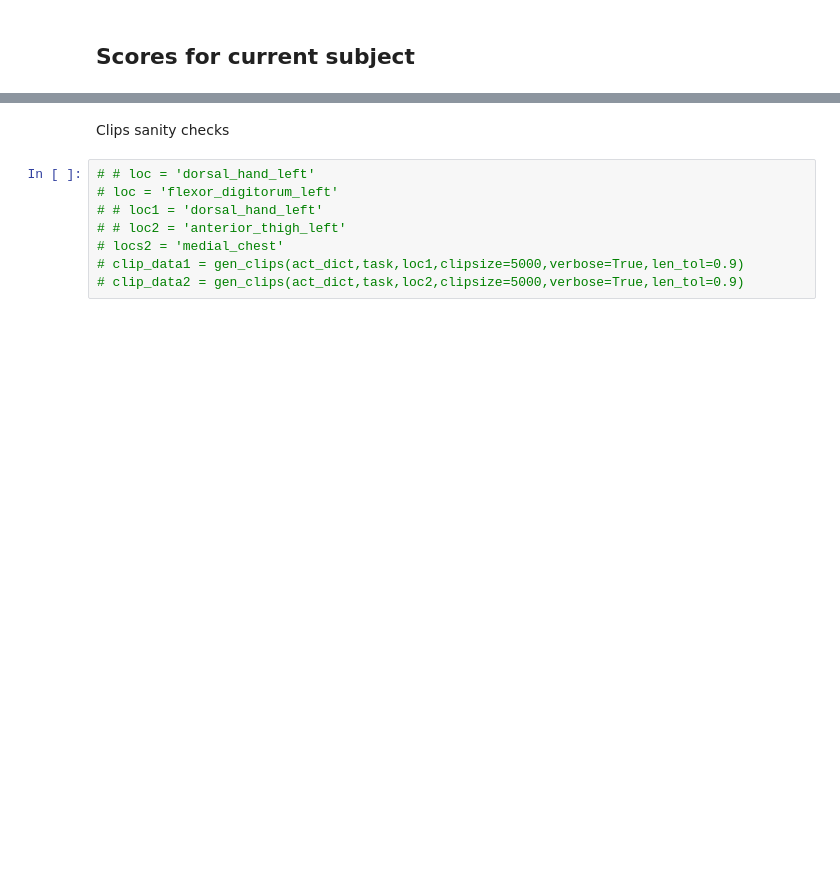
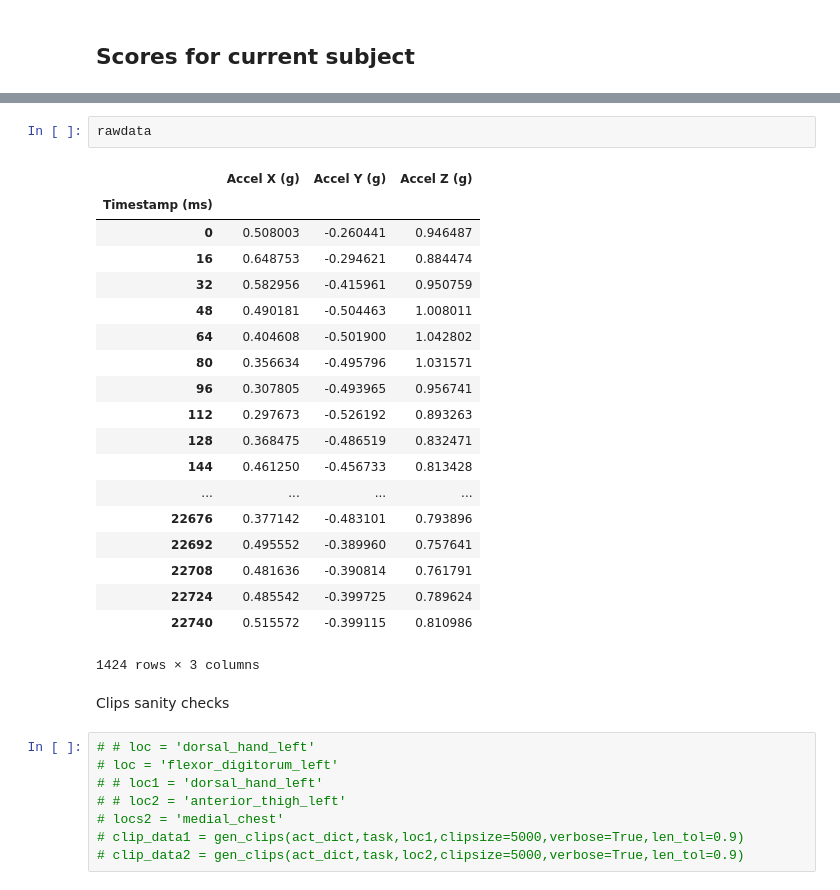
Before and after one commit to nshawen/CIS_PD, a Jupyter notebook: TaskVisualizer.ipynb, the cells around one changed output, grey strips where cells are left out. Cells and saved outputs as stored; diff of their text form; blank space fills up the shorter version.

```diff
--- a/TaskVisualizer.ipynb
+++ b/TaskVisualizer.ipynb
@@ -235,3 +258,25 @@ http://pandas.pydata.org/pandas-docs/stable/indexing.html#deprecate-loc-reindex-
+# %%
+rawdata
+# %% [output]
+|  | Accel X (g) | Accel Y (g) | Accel Z (g) |
+| Timestamp (ms) |  |  |  |
+| 0 | 0.508003 | -0.260441 | 0.946487 |
+| 16 | 0.648753 | -0.294621 | 0.884474 |
+| 32 | 0.582956 | -0.415961 | 0.950759 |
+| 48 | 0.490181 | -0.504463 | 1.008011 |
+| 64 | 0.404608 | -0.501900 | 1.042802 |
+| 80 | 0.356634 | -0.495796 | 1.031571 |
+| 96 | 0.307805 | -0.493965 | 0.956741 |
+| 112 | 0.297673 | -0.526192 | 0.893263 |
+| 128 | 0.368475 | -0.486519 | 0.832471 |
+| 144 | 0.461250 | -0.456733 | 0.813428 |
+| ... | ... | ... | ... |
+| 22676 | 0.377142 | -0.483101 | 0.793896 |
+| 22692 | 0.495552 | -0.389960 | 0.757641 |
+| 22708 | 0.481636 | -0.390814 | 0.761791 |
+| 22724 | 0.485542 | -0.399725 | 0.789624 |
+| 22740 | 0.515572 | -0.399115 | 0.810986 |
+1424 rows × 3 columns
 # %% [markdown]
 Clips sanity checks
 # %%
```
Also changed, not shown: parts of 28 cells of this notebook.
